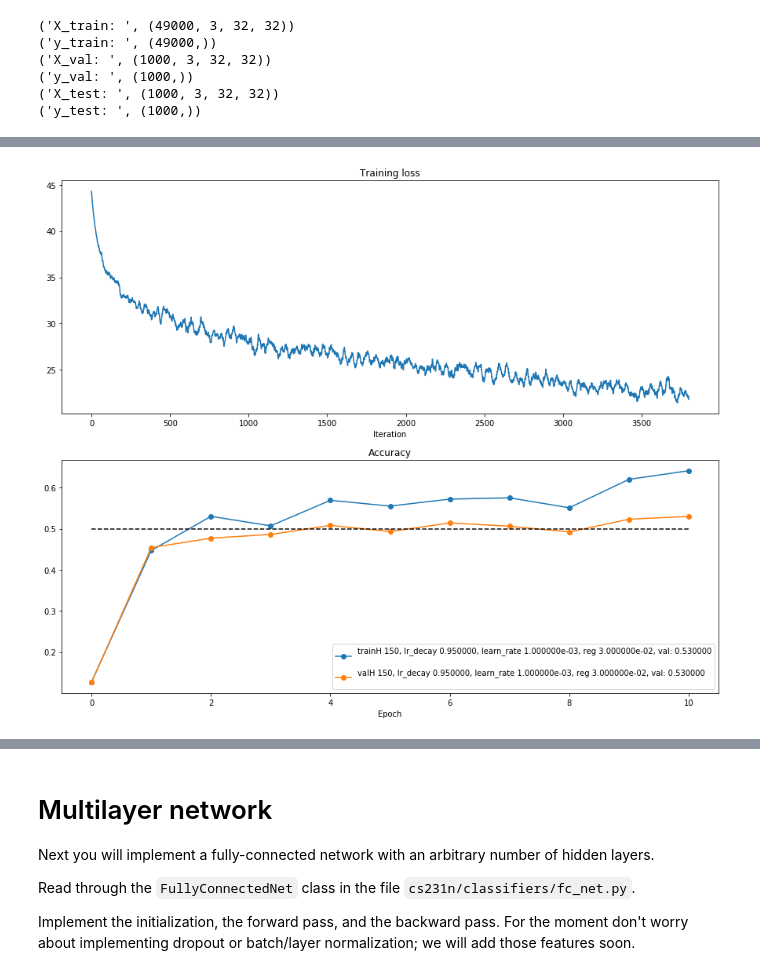
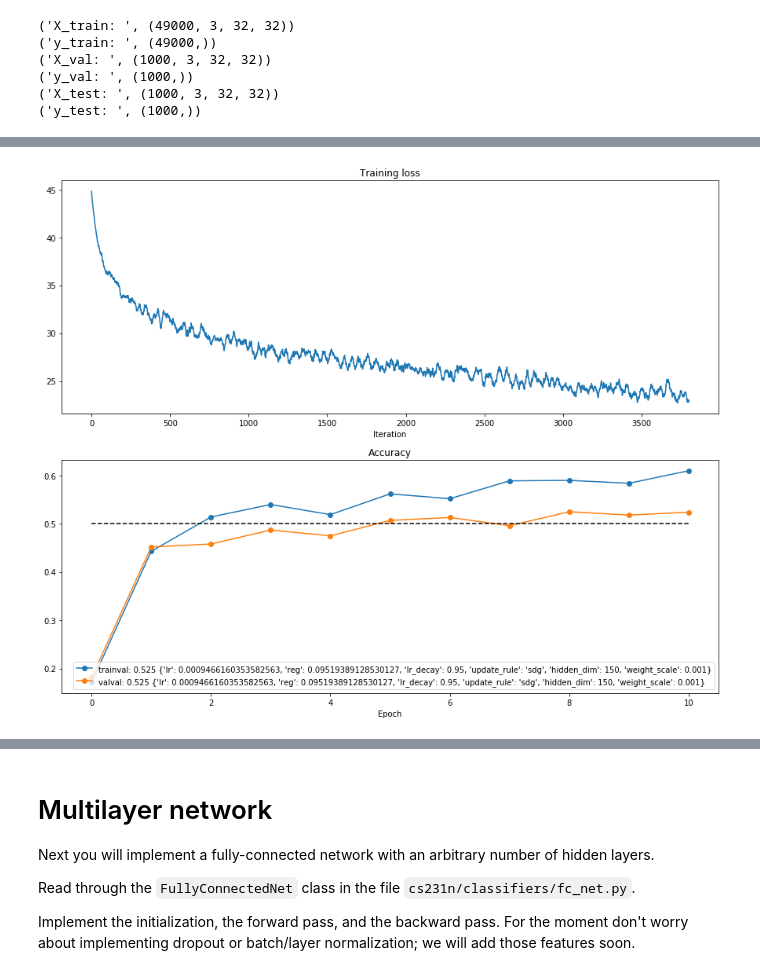
Before and after one commit to aduzhinskaya/cs231n, a Jupyter notebook: assignment2/FullyConnectedNets.ipynb, the cells around one changed output, grey strips where cells are left out. Saved outputs shown, nothing was run; the diff lists cells and outputs as text; code cells hidden in the pictures.

```diff
--- a/assignment2/FullyConnectedNets.ipynb
+++ b/assignment2/FullyConnectedNets.ipynb
@@ -384,86 +516,30 @@ for k, v in list(data.items()):
 # %%
-from numpy.random import uniform
-
 def running_avg(x, size=20):
     k = np.ones(size)
     return np.convolve(x, k, 'valid')
 
 def plot_loss_history(x, label):
     # Run this cell to visualize training loss and train / val accuracy
     plt.subplot(2, 1, 1)
     plt.title('Training loss')
     plt.plot(running_avg(x), '-', label=label)
     plt.xlabel('Iteration')
 
 def plot_accuracy(train_acc, val_acc, label):
     plt.subplot(2, 1, 2)
     plt.title('Accuracy')
     if(train_acc):
         plt.plot(train_acc, '-o', label='train' + label)
     plt.plot(val_acc, '-o', label='val' + label)
     plt.plot([0.5] * len(solver.val_acc_history), 'k--')
     plt.xlabel('Epoch')
     plt.legend(loc='lower right')
 plt.gcf().set_size_inches(15, 12)
 
-model = TwoLayerNet()
-solver = None
-
-##############################################################################
-# TODO: Use a Solver instance to train a TwoLayerNet that achieves at least  #
-# 50% accuracy on the validation set.                                        #
-##############################################################################
-# *****START OF YOUR CODE (DO NOT DELETE/MODIFY THIS LINE)*****
-
-np.random.seed(231)
-N, D, C = 49000, 3*32*32, 10
-
-with open("/content/drive/My Drive/repo/2_layer_net_hyperparams.txt", 'a') as file_log:
-    for i in range(1):
-        # Random search of hyperparameters
-        # in log space
-        H = np.random.randint(50, 150)
-        std = 1e-3
-        learn_rate = 10 ** uniform(-3, -4.5)
-        reg = 10 ** uniform(-6, 3)
-
-        # Refine
-        H = 150
-        learn_rate = uniform(8e-04, 12e-04)
-        reg = uniform(2e-02, 8e-02)
-
-        learn_rate = 1e-03
-        lr_decay = 0.95
-        reg = 3e-02
-
-        model = TwoLayerNet(input_dim=D, hidden_dim=H, num_classes=C,
-                            weight_scale=std, reg=reg)
-
-        solver = Solver(model, data,
-                        update_rule='sgd',
-                        optim_config={
-                            'learning_rate': learn_rate,
-                        },
-                        lr_decay=lr_decay,
-                        num_epochs=10, batch_size=128,
-                        verbose=False)
-        solver.train()
-
-        log = 'H %d, lr_decay %f, learn_rate %e, reg %e, val: %f\n' % (
-            H, lr_decay, learn_rate, reg, solver.best_val_acc)
-        file_log.write(log)
-
-        plot_loss_history(solver.loss_history, log)
-        plot_accuracy(solver.train_acc_history, solver.val_acc_history, log)
-
-plt.show()
-
-# *****END OF YOUR CODE (DO NOT DELETE/MODIFY THIS LINE)*****
-##############################################################################
-#                             END OF YOUR CODE                               #
-##############################################################################
+plot_loss_history(solver.loss_history, log)
+plot_accuracy(solver.train_acc_history, solver.val_acc_history, log)
 # %% [output]
-[figure, old version]
+[figure, new version]
 # %%
 solver.check_accuracy(data['X_test'], data['y_test'])
 # %% [output]
```
Also changed, not shown: parts of 14 cells of this notebook, 1 other file.
